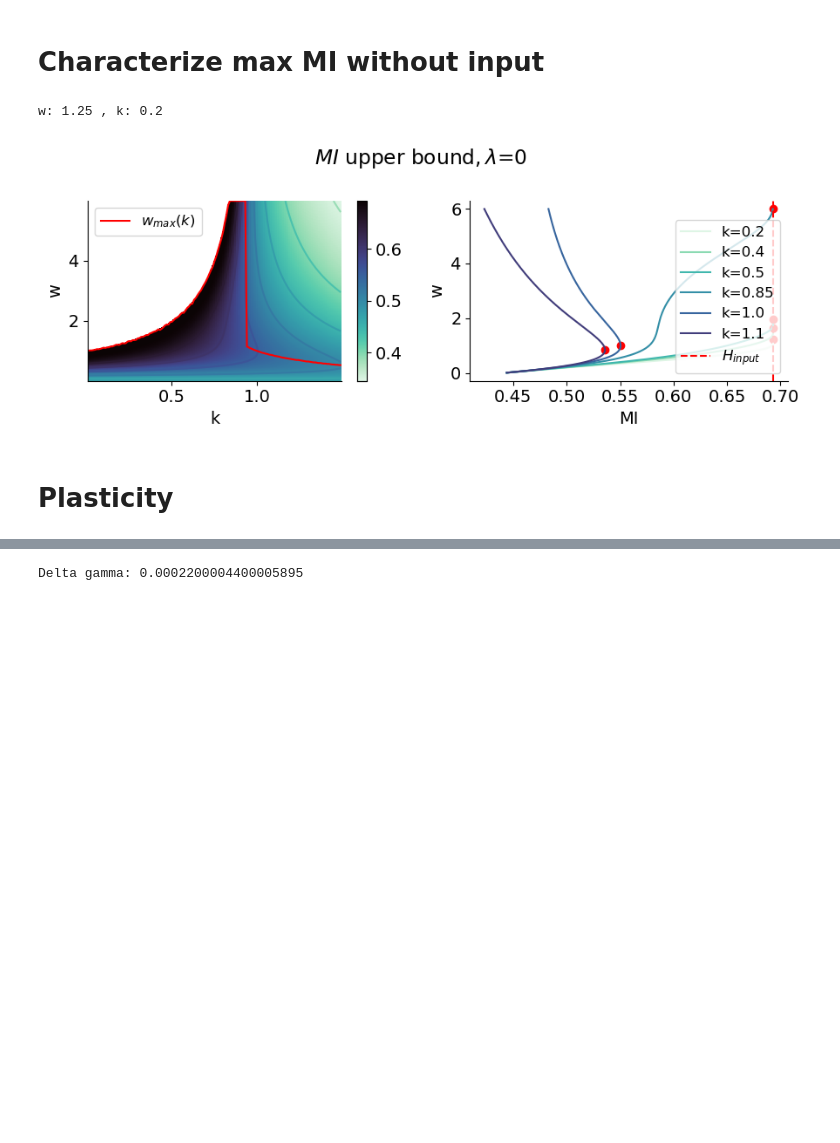
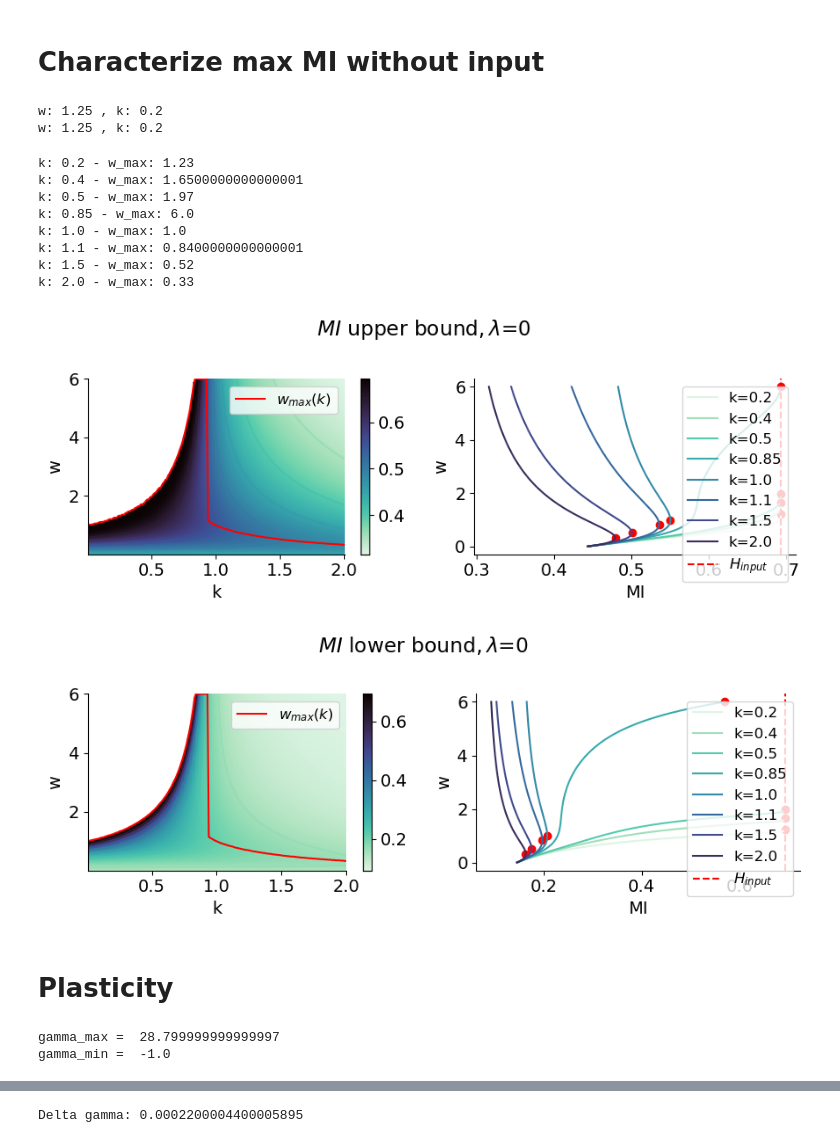
Before and after one commit to gbarzon/Information_plasticity, a Jupyter notebook: Linear.ipynb, the cells around one changed output, grey strips where cells are left out. Saved outputs shown, nothing was run; the diff lists cells and outputs as text; code cells hidden in the pictures; blank space fills up the shorter version.

```diff
--- a/Linear.ipynb
+++ b/Linear.ipynb
@@ -47,11 +50,14 @@ p_stat = p_stat / p_stat.sum()
 
 gs = np.zeros(M) + 1
 
-ws = np.arange(0.01, 6, 0.01)
-ks = np.arange(0.01, 1.5, 0.01)
+ws = np.arange(0.01, 6+0.01, 0.01)
+ks = np.arange(0.01, 2+0.01, 0.01)
 
 mutual_ub = np.zeros((ws.size, ks.size))
 mutual_ub[:] = np.nan
+
+mutual_lb = np.zeros((ws.size, ks.size))
+mutual_lb[:] = np.nan
 
 for idx_w, w in enumerate(ws):
     for idx_k, k in enumerate(ks):
@@ -62,10 +68,17 @@ for idx_w, w in enumerate(ws):
             mutual_ub[idx_w,idx_k] = theo_ub(w, k, r, D, p_stat, gs, hs)
         except:
             print('w:', w, ', k:', k)
+
+        ### Compute lower bound
+        try:
+            mutual_lb[idx_w,idx_k] = theo_lb(w, k, r, D, p_stat, gs, hs)
+        except:
+            print('w:', w, ', k:', k)
 # %% [output]
 w: 1.25 , k: 0.2
+w: 1.25 , k: 0.2
 # %%
-idx_k_to_show = [19, 39, 49, 84, 99, 109]
+idx_k_to_show = [19, 39, 49, 84, 99, 109, 149, -1]
 
 plt.figure(figsize=(9,3.5))
 
@@ -73,34 +86,78 @@ plt.subplot(1,2,1)
 
 X, Y = np.meshgrid(ks, ws)
 plt.contour(X, Y, mutual_ub, cmap='mako_r')
 plt.pcolormesh(ks, ws, mutual_ub, cmap='mako_r')
 plt.plot(ks, ws[np.nanargmax(mutual_ub, axis=0)], c='red', label=r'$w_{max}(k)$')
 
 #for idx_k in idx_k_to_show: plt.axvline(ks[idx_k], ls='--', c='k')
 
 plt.colorbar()
 plt.xlabel('k')
 plt.ylabel('w')
 plt.legend()
 
 plt.subplot(1,2,2)
 
 cs = plt.get_cmap('mako_r', len(idx_k_to_show)+2)
 for tt, idx_k in enumerate(idx_k_to_show):
     plt.plot(mutual_ub[:,idx_k], ws, label=f'k={ks[idx_k]}', c=cs(tt))
     plt.scatter(np.nanmax(mutual_ub[:,idx_k]), ws[np.nanargmax(mutual_ub[:,idx_k])], c='r')
+
+    print('k:', ks[idx_k], '- w_max:', ws[np.nanargmax(mutual_ub[:,idx_k])])
 plt.axvline(entropy(p_stat), ls='--', c='r', label=r'$H_{input}$')
 
 plt.ylabel('w')
 plt.xlabel('MI')
 plt.legend()
 
 plt.suptitle(r'$MI \text{ upper bound}, \lambda$='+str(lmbd))
 sns.despine()
 plt.tight_layout()
 plt.show()
+
+plt.figure(figsize=(9,3.5))
+
+plt.subplot(1,2,1)
+
+X, Y = np.meshgrid(ks, ws)
+plt.contour(X, Y, mutual_lb, cmap='mako_r')
+plt.pcolormesh(ks, ws, mutual_lb, cmap='mako_r')
+plt.plot(ks, ws[np.nanargmax(mutual_lb, axis=0)], c='red', label=r'$w_{max}(k)$')
+
+#for idx_k in idx_k_to_show: plt.axvline(ks[idx_k], ls='--', c='k')
+
+plt.colorbar()
+plt.xlabel('k')
+plt.ylabel('w')
+plt.legend()
+
+plt.subplot(1,2,2)
+
+cs = plt.get_cmap('mako_r', len(idx_k_to_show)+2)
+for tt, idx_k in enumerate(idx_k_to_show):
+    plt.plot(mutual_lb[:,idx_k], ws, label=f'k={ks[idx_k]}', c=cs(tt))
+    plt.scatter(np.nanmax(mutual_lb[:,idx_k]), ws[np.nanargmax(mutual_lb[:,idx_k])], c='r')
+plt.axvline(entropy(p_stat), ls='--', c='r', label=r'$H_{input}$')
+
+plt.ylabel('w')
+plt.xlabel('MI')
+plt.legend()
+
+plt.suptitle(r'$MI \text{ lower bound}, \lambda$='+str(lmbd))
+sns.despine()
+plt.tight_layout()
+plt.show()
 # %% [output]
+k: 0.2 - w_max: 1.23
+k: 0.4 - w_max: 1.6500000000000001
+k: 0.5 - w_max: 1.97
+k: 0.85 - w_max: 6.0
+k: 1.0 - w_max: 1.0
+k: 1.1 - w_max: 0.8400000000000001
+k: 1.5 - w_max: 0.52
+k: 2.0 - w_max: 0.33
-[figure, old version]
+[figure, new version]
+[figure, added]
 # %% [markdown]
 # Plasticity
 # %%
@@ -133,0 +189,18 @@ def derivative_f(gamma, k, w, p, D, r, hE, hI, eps=1e-6):
+# %%
+k = 1.5
+w = 2.
+r = 1
+D = .1
+h = .5
+p = 4.
+lmbd = -1
+
+gammas = np.linspace(-100, 100, 1000)
+
+gamma_star = gamma_self_consistency(GAMMAS, k, w, p, D, r, h, LMBDS*h)
+
+print('gamma_max = ', gamma_self_consistency_max(k, w, p, D, r, h, lmbd*h))
+print('gamma_min = ', gamma_self_consistency_min(k, w, p, D, r, h, lmbd*h))
+# %% [output]
+gamma_max =  28.799999999999997
+gamma_min =  -1.0
```
Also changed, not shown: parts of 26 cells of this notebook.
